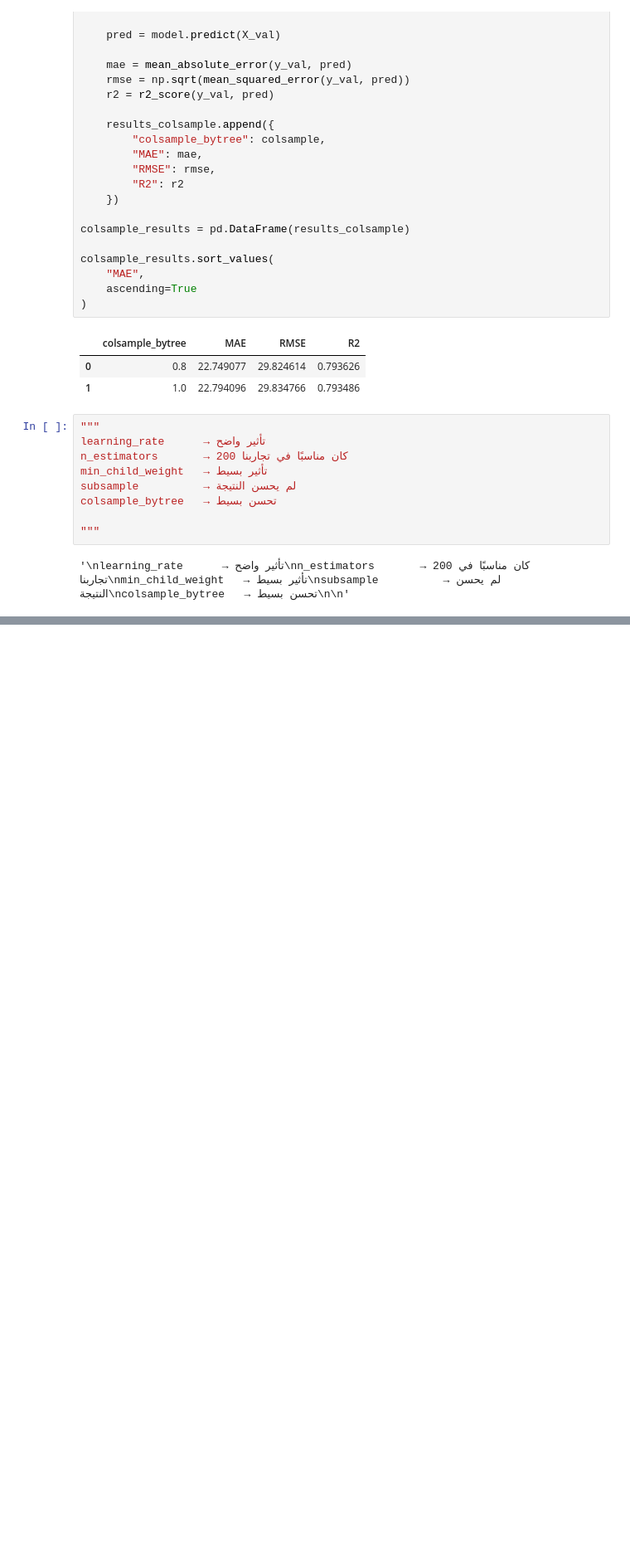
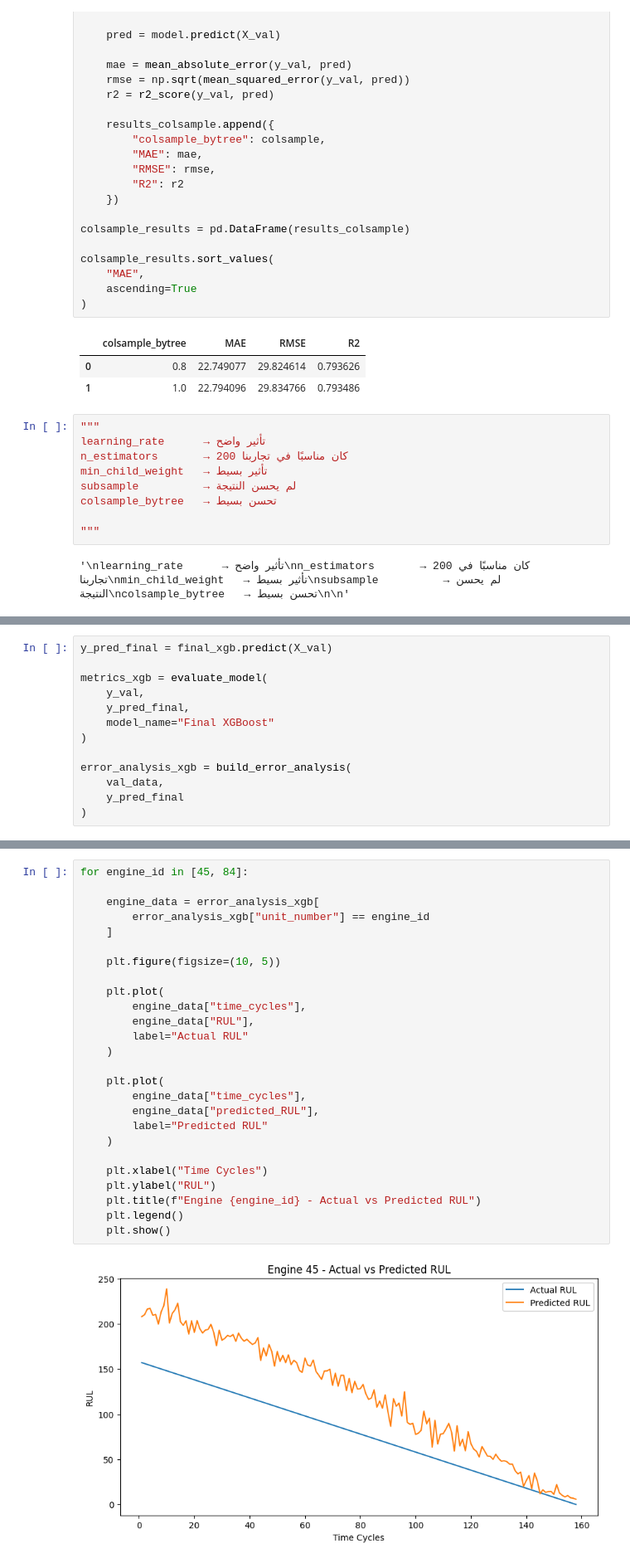
Before and after one commit to Sohilaeldally/PMPS, a Jupyter notebook: notebooks/04_xgboost_tuning.ipynb, the cells around one changed output, grey strips where cells are left out. Shown at 83% size. Drawn from its saved outputs; the diff is of its cells as text; blank space fills up the shorter version.

```diff
--- a/notebooks/04_xgboost_tuning.ipynb
+++ b/notebooks/04_xgboost_tuning.ipynb
@@ -314,0 +376,13 @@ colsample_bytree   → تحسن بسيط
+# %%
+y_pred_final = final_xgb.predict(X_val)
+
+metrics_xgb = evaluate_model(
+    y_val,
+    y_pred_final,
+    model_name="Final XGBoost"
+)
+
+error_analysis_xgb = build_error_analysis(
+    val_data,
+    y_pred_final
+)
@@ -314,0 +423,28 @@ colsample_bytree   → تحسن بسيط
+# %%
+for engine_id in [45, 84]:
+
+    engine_data = error_analysis_xgb[
+        error_analysis_xgb["unit_number"] == engine_id
+    ]
+
+    plt.figure(figsize=(10, 5))
+
+    plt.plot(
+        engine_data["time_cycles"],
+        engine_data["RUL"],
+        label="Actual RUL"
+    )
+
+    plt.plot(
+        engine_data["time_cycles"],
+        engine_data["predicted_RUL"],
+        label="Predicted RUL"
+    )
+
+    plt.xlabel("Time Cycles")
+    plt.ylabel("RUL")
+    plt.title(f"Engine {engine_id} - Actual vs Predicted RUL")
+    plt.legend()
+    plt.show()
+# %% [output]
+[figure, added]
```
Also changed, not shown: parts of 8 cells of this notebook, 2 other files.
